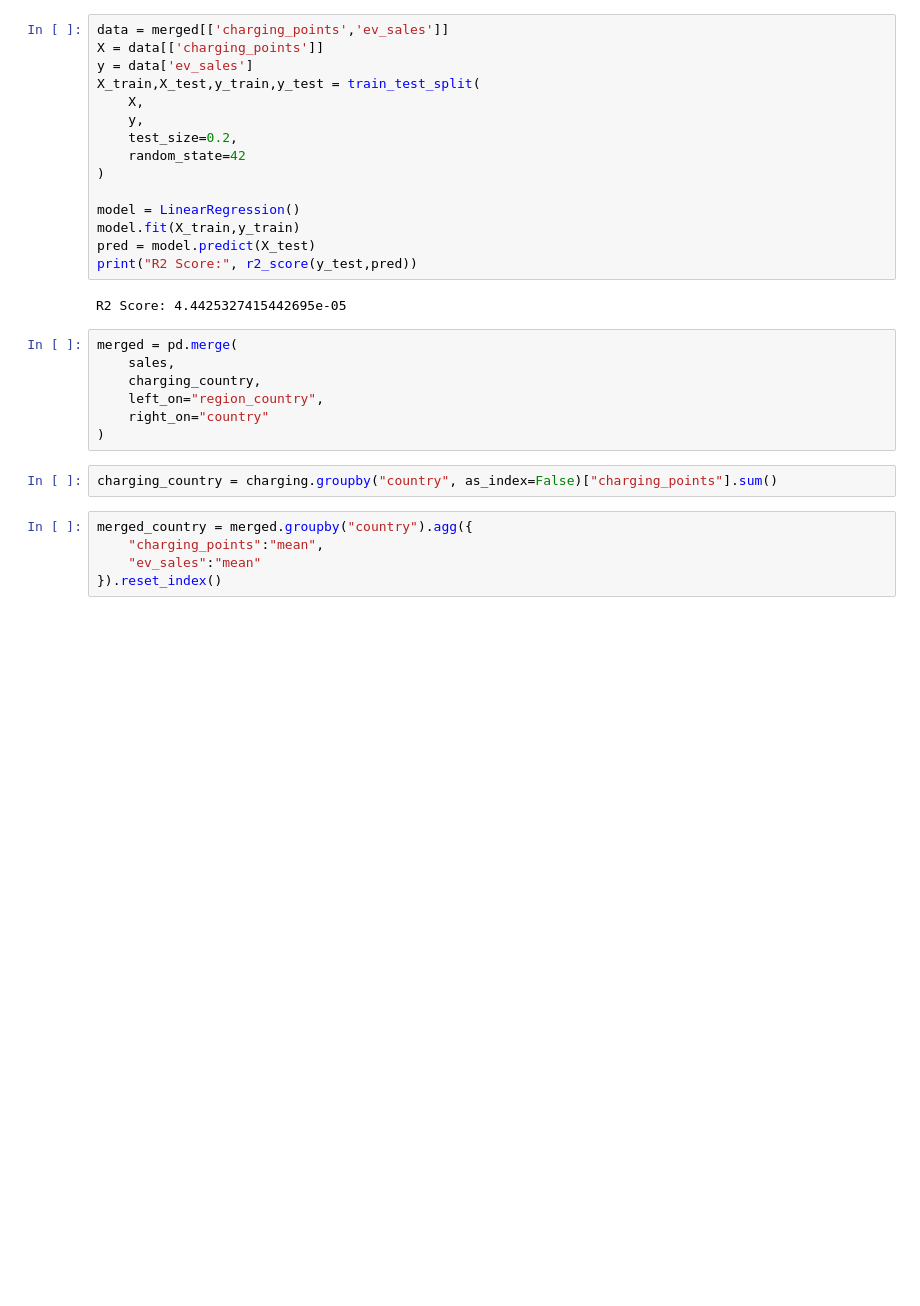
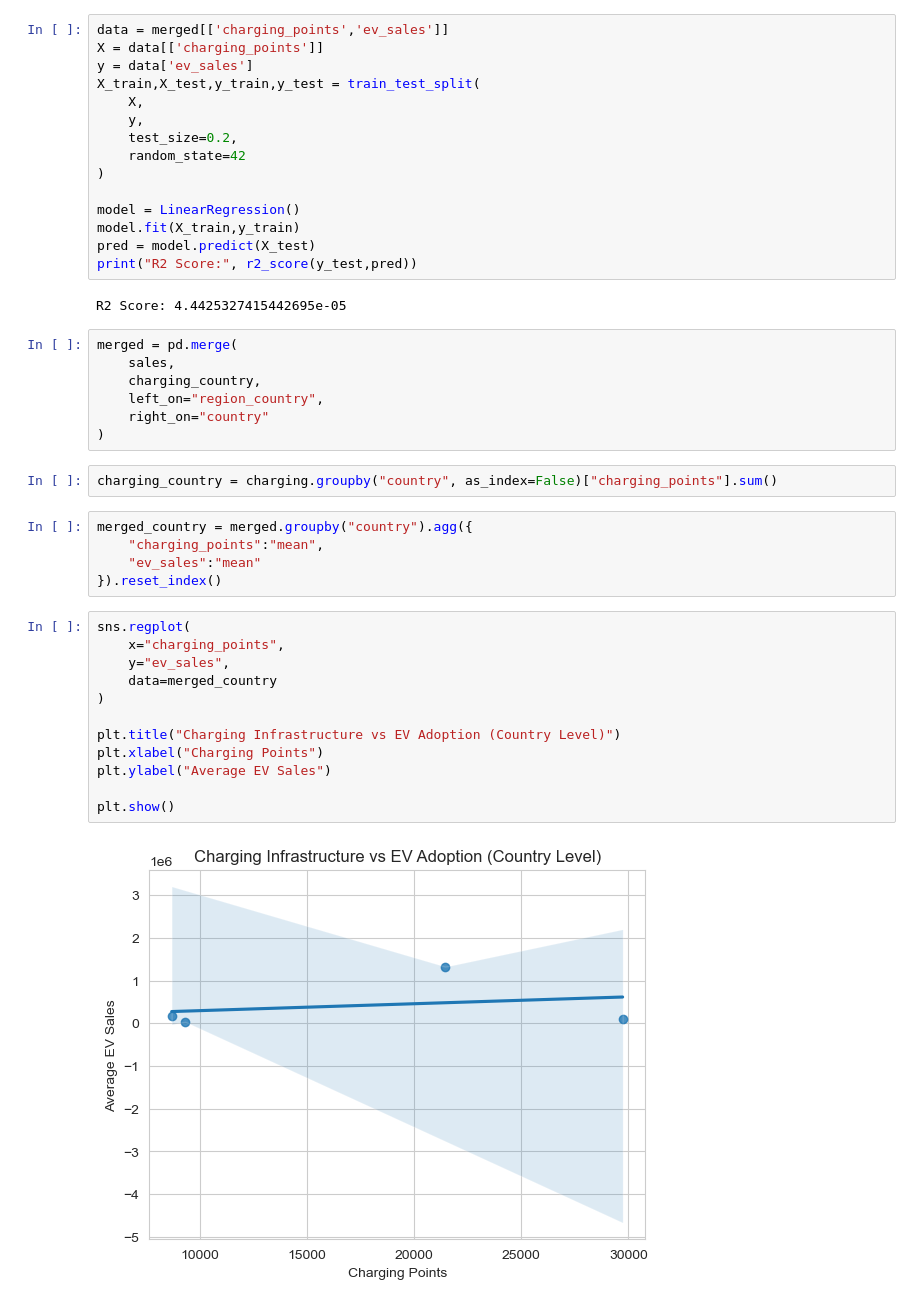
Before and after one commit to AnanthaRam-GS/eVehicle-adoption-analytics, a Jupyter notebook: notebooks/time_series.ipynb, the cells around one changed output. Drawn from its saved outputs; the diff is of its cells as text; blank space fills up the shorter version.

Commit message:
feat: added visualization charging infrastructure vs EV adoption by country

```diff
--- a/notebooks/time_series.ipynb
+++ b/notebooks/time_series.ipynb
@@ -169,3 +169,17 @@ merged_country = merged.groupby("country").agg({
     "charging_points":"mean",
     "ev_sales":"mean"
 }).reset_index()
+# %%
+sns.regplot(
+    x="charging_points",
+    y="ev_sales",
+    data=merged_country
+)
+
+plt.title("Charging Infrastructure vs EV Adoption (Country Level)")
+plt.xlabel("Charging Points")
+plt.ylabel("Average EV Sales")
+
+plt.show()
+# %% [output]
+[figure, added]
```
Also changed, not shown: parts of 1 cell of this notebook.
